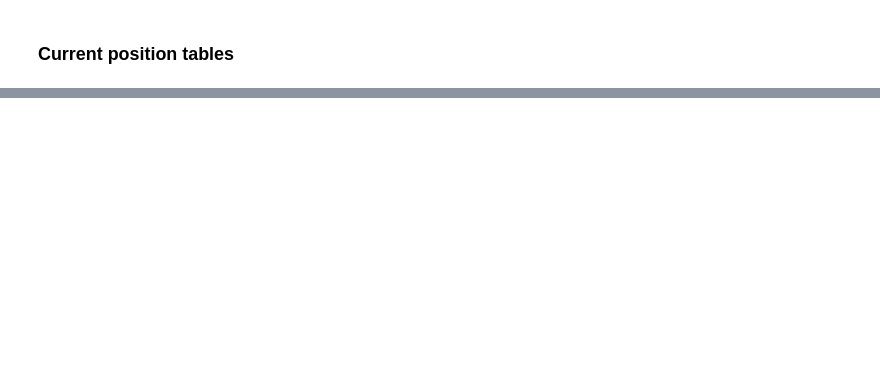
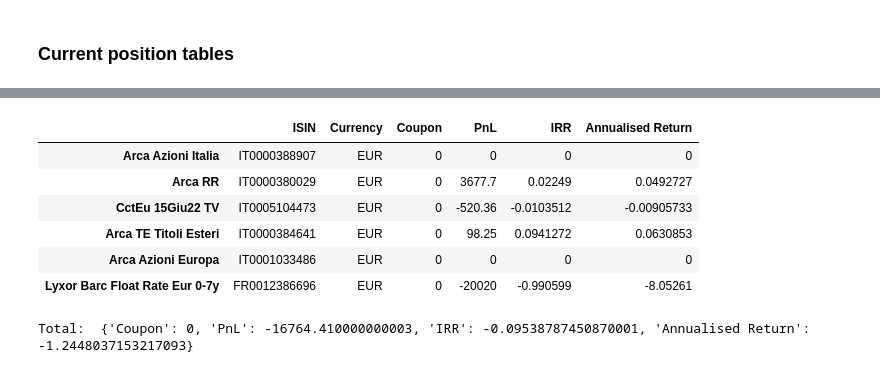
Before and after one commit to alexanderpoplavsky/financial_portfolios, a Jupyter notebook: reporting_demo.ipynb, the cells around one changed output, grey strips where cells are left out. Cells and saved outputs as stored; diff of their text form; code cells hidden in the pictures; blank space fills up the shorter version.

```diff
--- a/reporting_demo.ipynb
+++ b/reporting_demo.ipynb
@@ -238,0 +288,28 @@ account[name][0].portfolio
+# %%
+# Returns.
+
+# Note 2: Could you please check if all the column names are correct
+# (for the tables: Returns (below) and Positions (above)).
+
+# Note 3: Because of the small number of assets and short buy/sell periods in this example, values of "IRR" and
+# "Annualised Return" may look not as expected, however, there should be ok for real number of buys/sells.
+# For example, if there are only buys for some assets, the algorithm will return 0 for both quantities.
+
+# Note 4: Given that some positions are closed, some are not, some are partially closed,
+# there are multiple buys and sells for the the same asset, do "PnL", "IRR" and "Annual Return" make sense?
+# Could we calculate all these quantities just for holdings? Or for entirely closed positions? Please advise.
+
+returns = account[name][0].returns()
+returns[0]
+# %% [output]
+|  | ISIN | Currency | Coupon | PnL | IRR | Annualised Return |
+| Arca Azioni Italia | IT0000388907 | EUR | 0 | 0 | 0 | 0 |
+| Arca RR | IT0000380029 | EUR | 0 | 3677.7 | 0.02249 | 0.0492727 |
+| CctEu 15Giu22 TV | IT0005104473 | EUR | 0 | -520.36 | -0.0103512 | -0.00905733 |
+| Arca TE Titoli Esteri | IT0000384641 | EUR | 0 | 98.25 | 0.0941272 | 0.0630853 |
+| Arca Azioni Europa | IT0001033486 | EUR | 0 | 0 | 0 | 0 |
+| Lyxor Barc Float Rate Eur 0-7y | FR0012386696 | EUR | 0 | -20020 | -0.990599 | -8.05261 |
+# %%
+print ("Total: ", returns[1])
+# %% [output]
+Total:  {'Coupon': 0, 'PnL': -16764.410000000003, 'IRR': -0.09538787450870001, 'Annualised Return': -1.2448037153217093}
```
Also changed, not shown: parts of 19 cells of this notebook, 1 other file.
